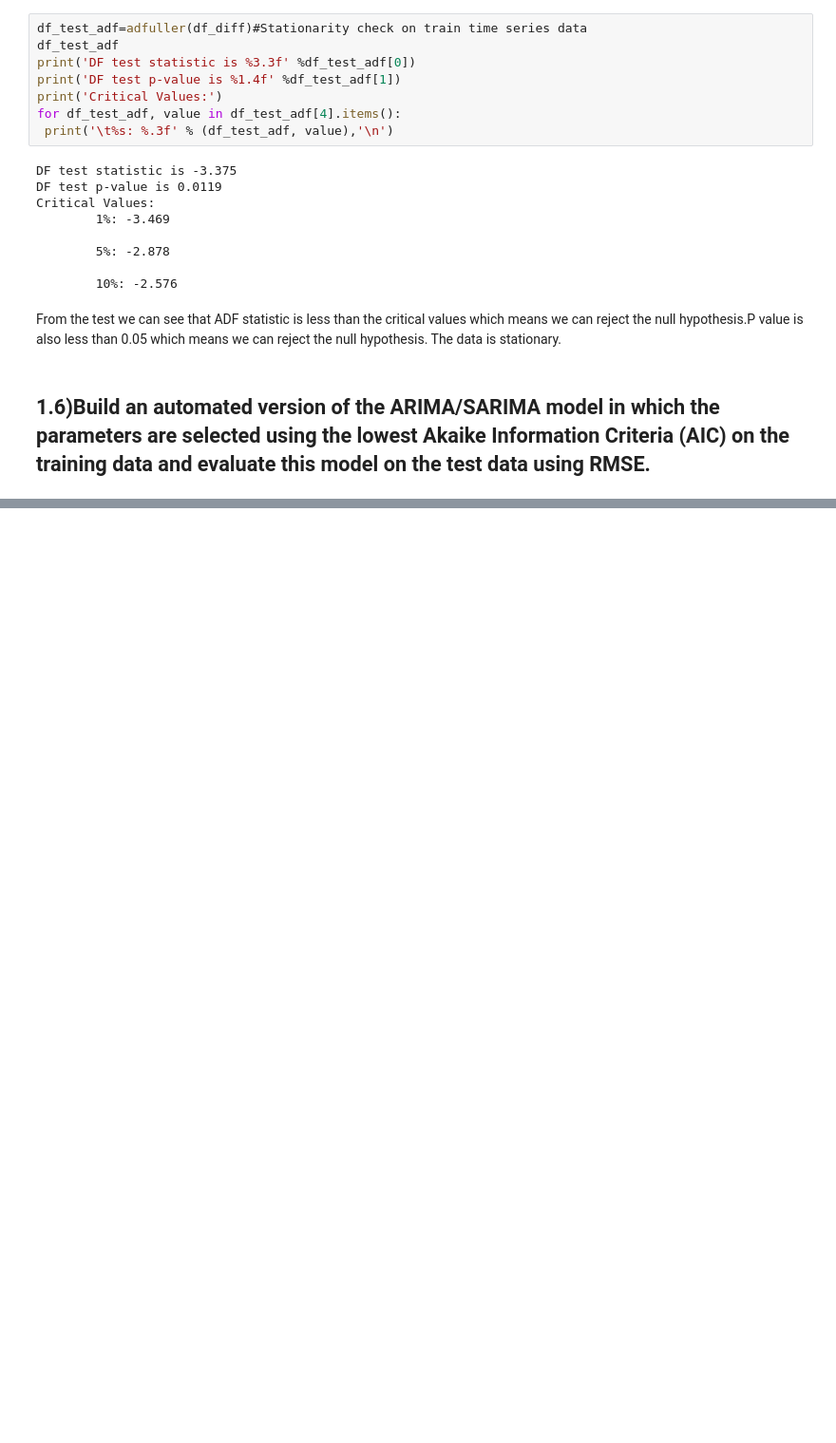
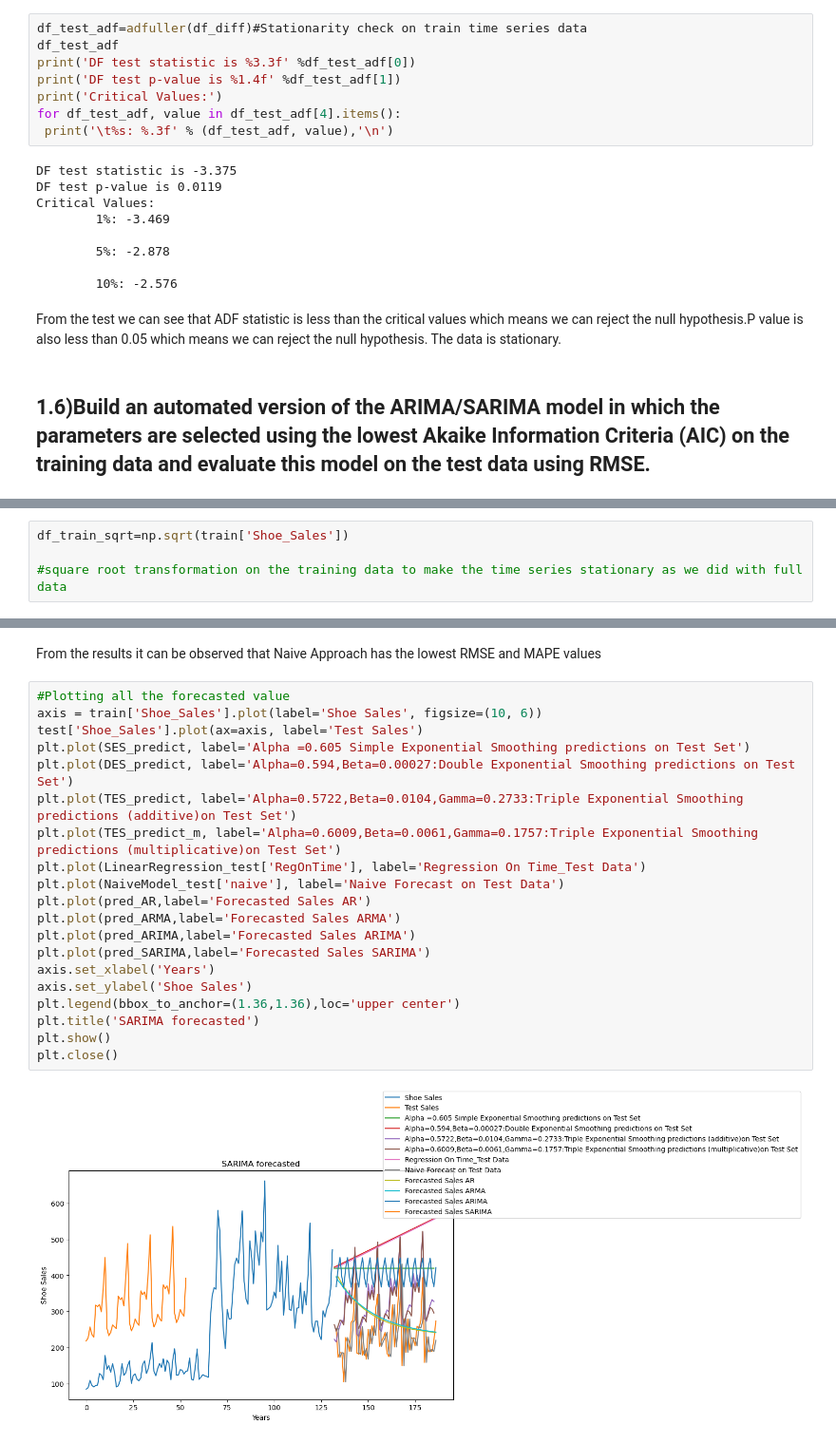
Before and after one commit to Arpita-Bayen/TSF, a Jupyter notebook: TSF Shoe Sales-Arpita Bayen .ipynb, the cells around one changed output, grey strips where cells are left out. Shown at 95% size. Drawn from its saved outputs; the diff is of its cells as text; blank space fills up the shorter version.

```diff
--- a/TSF Shoe Sales-Arpita Bayen .ipynb
+++ b/TSF Shoe Sales-Arpita Bayen .ipynb
@@ -1493,0 +1143,4 @@ plt.legend(fontsize =20, loc='upper left')
+# %%
+df_train_sqrt=np.sqrt(train['Shoe_Sales'])
+
+#square root transformation on the training data to make the time series stationary as we did with full data
@@ -1493,0 +1658,24 @@ plt.legend(fontsize =20, loc='upper left')
+# %% [markdown]
+From the results it can be observed that Naive Approach has the lowest RMSE and MAPE values
+# %%
+#Plotting all the forecasted value
+axis = train['Shoe_Sales'].plot(label='Shoe Sales', figsize=(10, 6))
+test['Shoe_Sales'].plot(ax=axis, label='Test Sales')
+plt.plot(SES_predict, label='Alpha =0.605 Simple Exponential Smoothing predictions on Test Set')
+plt.plot(DES_predict, label='Alpha=0.594,Beta=0.00027:Double Exponential Smoothing predictions on Test Set')
+plt.plot(TES_predict, label='Alpha=0.5722,Beta=0.0104,Gamma=0.2733:Triple Exponential Smoothing predictions (additive)on Test Set')
+plt.plot(TES_predict_m, label='Alpha=0.6009,Beta=0.0061,Gamma=0.1757:Triple Exponential Smoothing predictions (multiplicative)on Test Set')
+plt.plot(LinearRegression_test['RegOnTime'], label='Regression On Time_Test Data')
+plt.plot(NaiveModel_test['naive'], label='Naive Forecast on Test Data')
+plt.plot(pred_AR,label='Forecasted Sales AR')
+plt.plot(pred_ARMA,label='Forecasted Sales ARMA')
+plt.plot(pred_ARIMA,label='Forecasted Sales ARIMA')
+plt.plot(pred_SARIMA,label='Forecasted Sales SARIMA')
+axis.set_xlabel('Years')
+axis.set_ylabel('Shoe Sales')
+plt.legend(bbox_to_anchor=(1.36,1.36),loc='upper center')
+plt.title('SARIMA forecasted')
+plt.show()
+plt.close()
+# %% [output]
+[figure, added]
```
Also changed, not shown: parts of 103 cells of this notebook.
